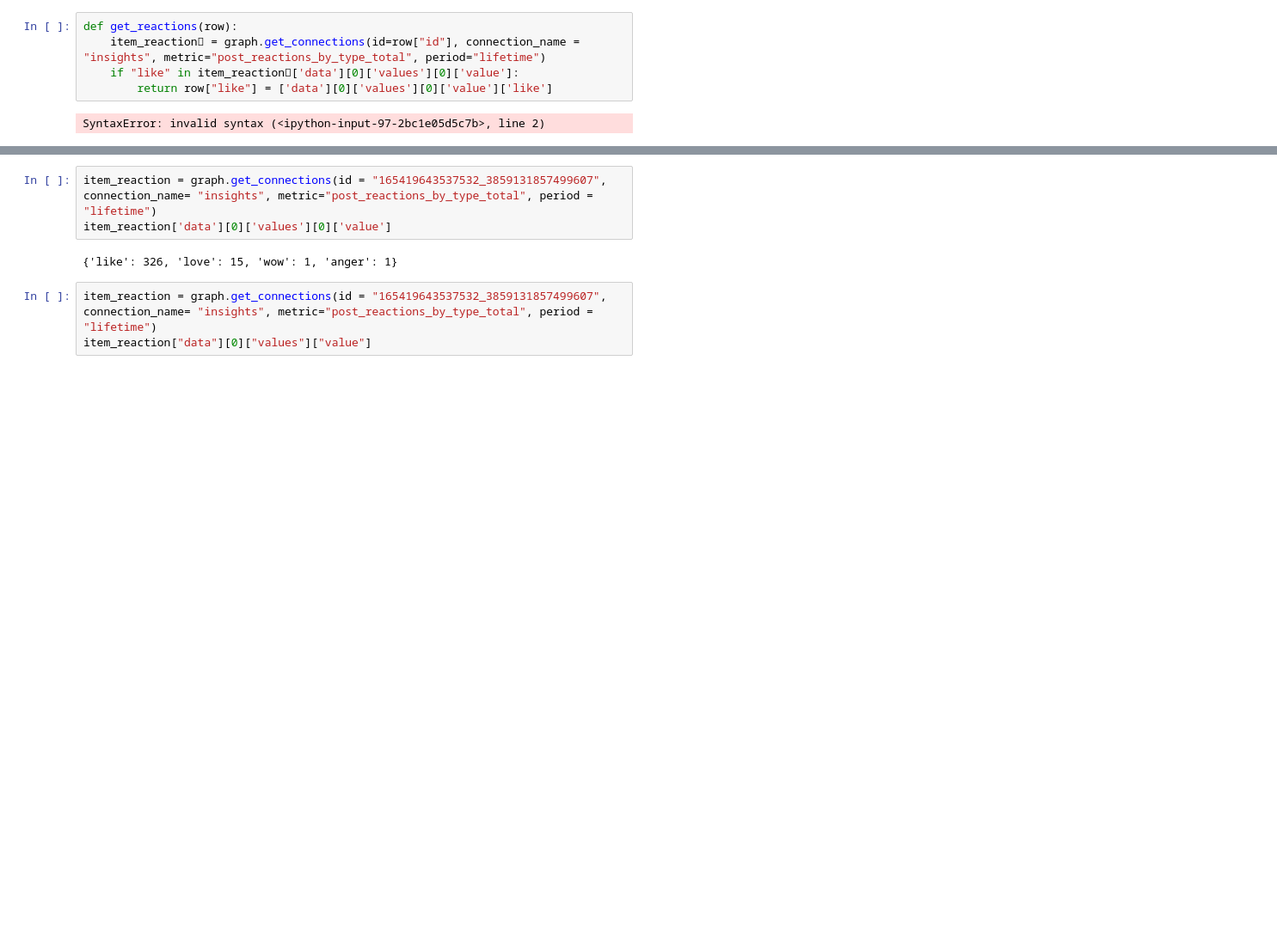
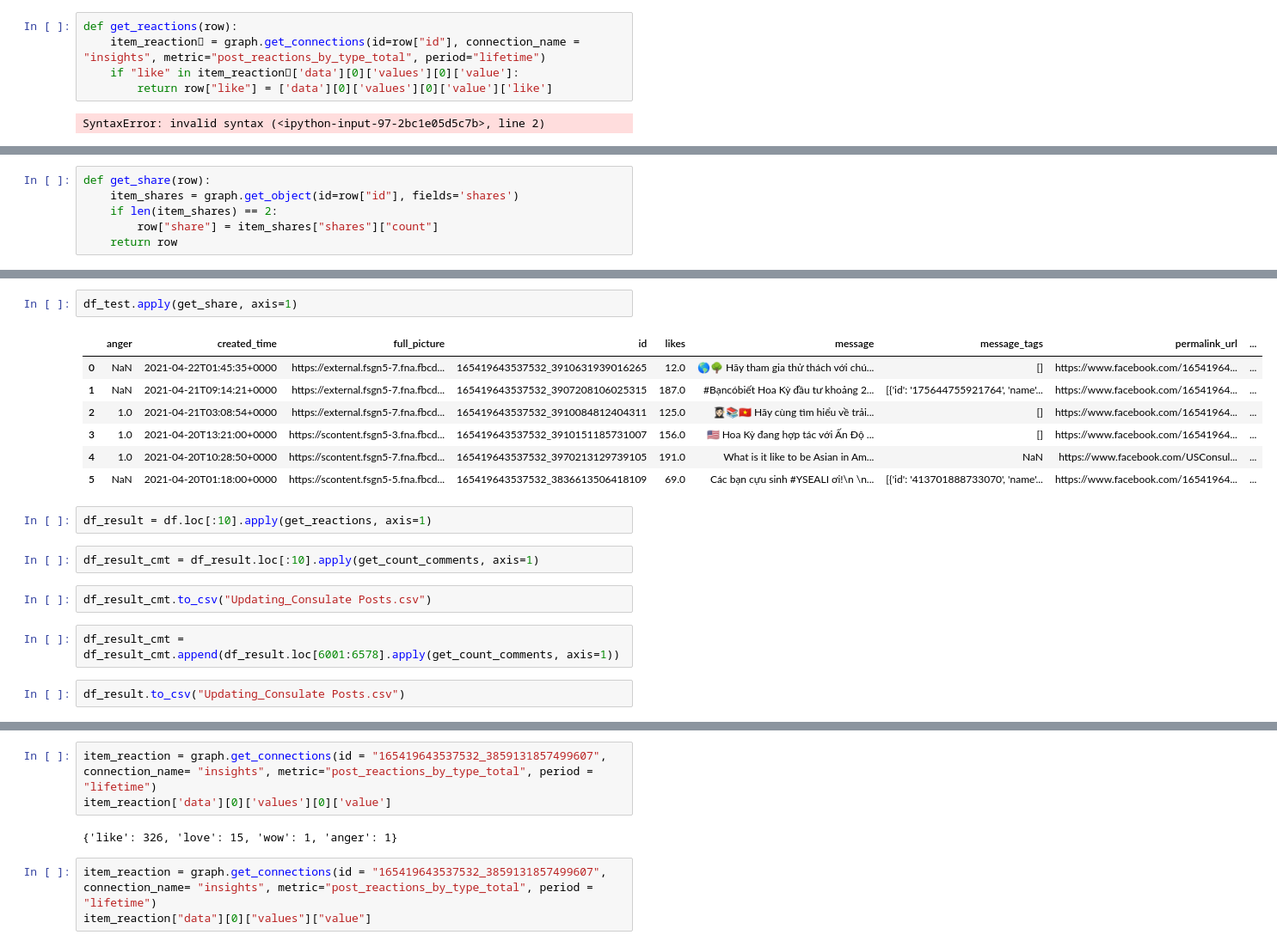
Before and after one commit to giatranhoang/usconsulate_insight, a Jupyter notebook: insight.ipynb, the cells around one changed output, grey strips where cells are left out. Shown at 86% size. Cells and saved outputs as stored; diff of their text form; blank space fills up the shorter version.

Commit message:
Done get FB Posts

```diff
--- a/insight.ipynb
+++ b/insight.ipynb
@@ -62,0 +66,6 @@ def get_likes(row):
+# %%
+def get_share(row):
+    item_shares = graph.get_object(id=row["id"], fields='shares')
+    if len(item_shares) == 2:
+        row["share"] = item_shares["shares"]["count"]
+    return row
@@ -67 +105,21 @@ def get_likes(row):
+# %%
+df_test.apply(get_share, axis=1)
+# %% [output]
+|  | anger | created_time | full_picture | id | likes | message | message_tags | permalink_url | ... |
+| 0 | NaN | 2021-04-22T01:45:35+0000 | https://external.fsgn5-7.fna.fbcd... | 165419643537532_3910631939016265 | 12.0 | 🌎🌳 Hãy tham gia thử thách với chú... | [] | https://www.facebook.com/16541964... | ... |
+| 1 | NaN | 2021-04-21T09:14:21+0000 | https://external.fsgn5-7.fna.fbcd... | 165419643537532_3907208106025315 | 187.0 | #Bạncóbiết Hoa Kỳ đầu tư khoảng 2... | [{'id': '175644755921764', 'name'... | https://www.facebook.com/16541964... | ... |
+| 2 | 1.0 | 2021-04-21T03:08:54+0000 | https://external.fsgn5-7.fna.fbcd... | 165419643537532_3910084812404311 | 125.0 | 👩🏻‍🎓📚🇻🇳 Hãy cùng tìm hiểu về trải... | [] | https://www.facebook.com/16541964... | ... |
+| 3 | 1.0 | 2021-04-20T13:21:00+0000 | https://scontent.fsgn5-3.fna.fbcd... | 165419643537532_3910151185731007 | 156.0 | 🇺🇸 Hoa Kỳ đang hợp tác với Ấn Độ ... | [] | https://www.facebook.com/16541964... | ... |
+| 4 | 1.0 | 2021-04-20T10:28:50+0000 | https://scontent.fsgn5-7.fna.fbcd... | 165419643537532_3970213129739105 | 191.0 | What is it like to be Asian in Am... | NaN | https://www.facebook.com/USConsul... | ... |
+| 5 | NaN | 2021-04-20T01:18:00+0000 | https://scontent.fsgn5-5.fna.fbcd... | 165419643537532_3836613506418109 | 69.0 | Các bạn cựu sinh #YSEALI ơi!\n \n... | [{'id': '413701888733070', 'name'... | https://www.facebook.com/16541964... | ... |
+# %%
+df_result = df.loc[:10].apply(get_reactions, axis=1)
+# %%
+df_result_cmt = df_result.loc[:10].apply(get_count_comments, axis=1)
+# %%
+df_result_cmt.to_csv("Updating_Consulate Posts.csv")
+# %%
+df_result_cmt = df_result_cmt.append(df_result.loc[6001:6578].apply(get_count_comments, axis=1))
+# %%
+df_result.to_csv("Updating_Consulate Posts.csv")
 # %%
```
Also changed, not shown: parts of 22 cells of this notebook, 1 other file.
